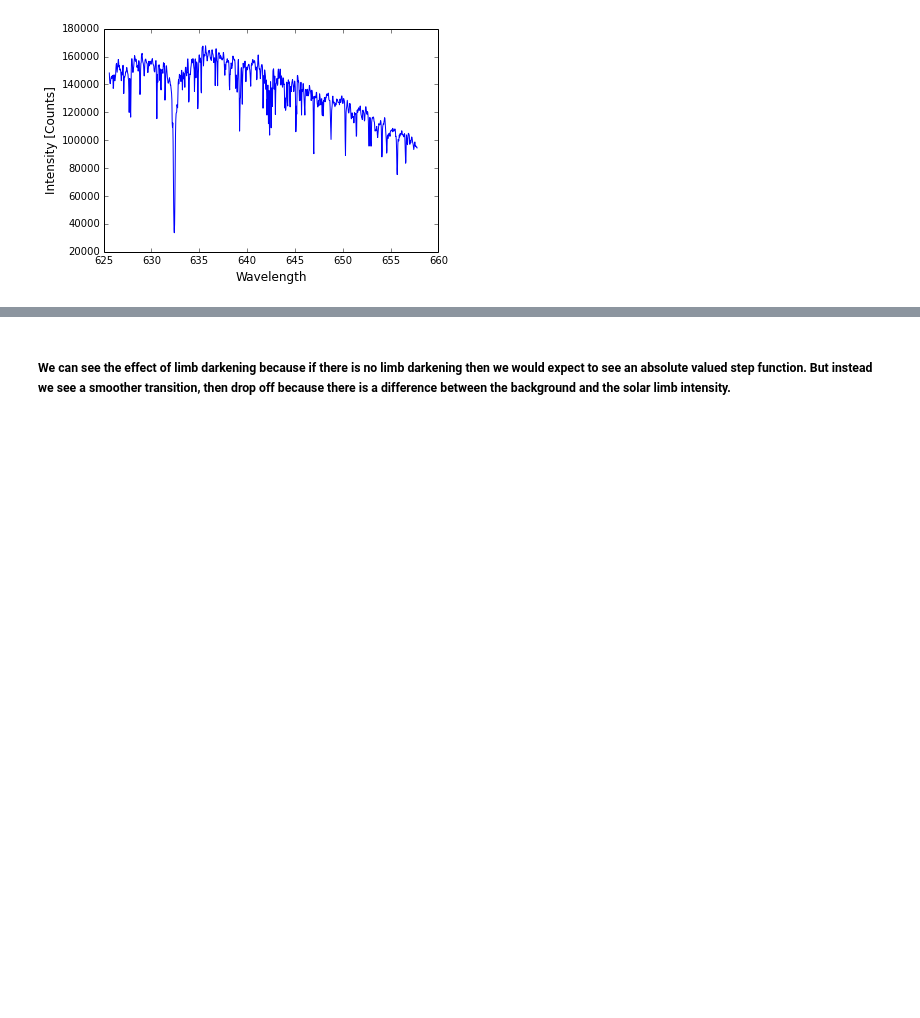
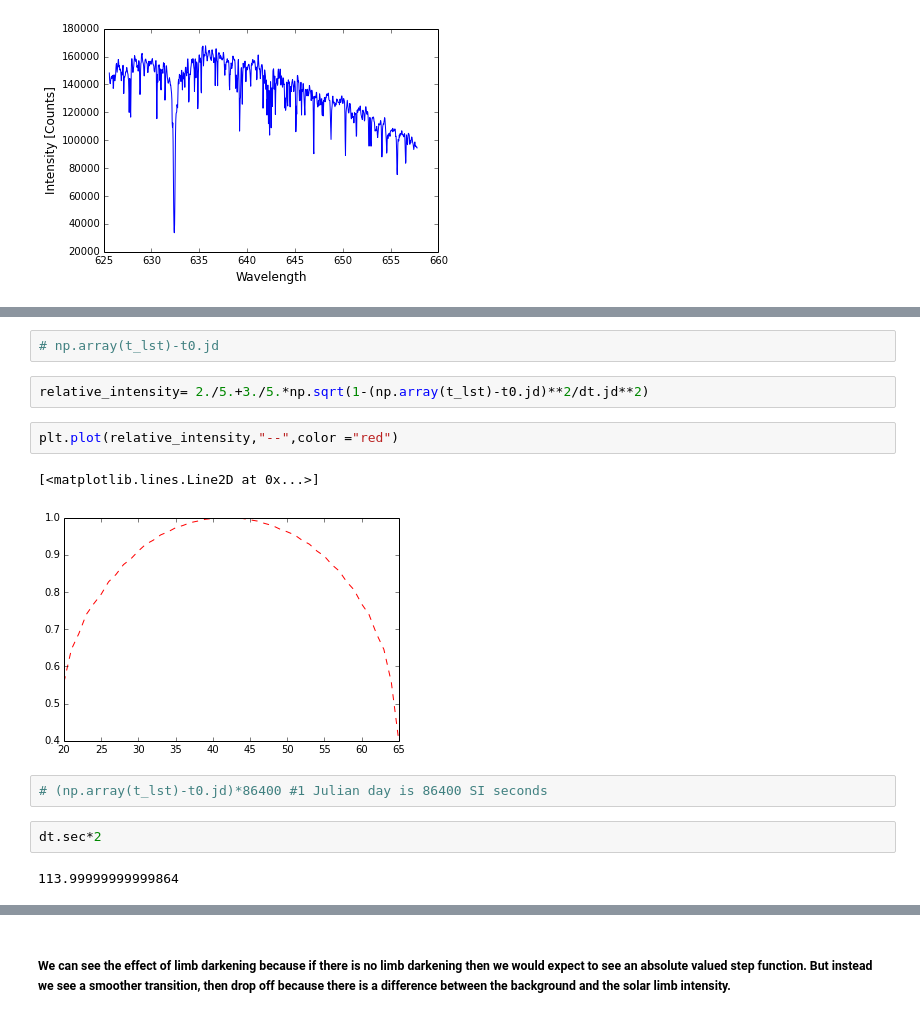
Before and after one commit to dorisjlee/AY120, a Jupyter notebook: lab4/SolarScan Analysis.ipynb, the cells around one changed output, grey strips where cells are left out. Cells and saved outputs as stored; diff of their text form; blank space fills up the shorter version.

```diff
--- a/lab4/SolarScan Analysis.ipynb
+++ b/lab4/SolarScan Analysis.ipynb
@@ -125,0 +174,15 @@ plt.plot(p(arange(0,1024)),spectra_1d[:1024]) #removing the overscan pixels
+# %%
+# np.array(t_lst)-t0.jd
+# %%
+relative_intensity= 2./5.+3./5.*np.sqrt(1-(np.array(t_lst)-t0.jd)**2/dt.jd**2)
+# %%
+plt.plot(relative_intensity,"--",color ="red")
+# %% [output]
+[<matplotlib.lines.Line2D at 0x...>]
+[figure, added]
+# %%
+# (np.array(t_lst)-t0.jd)*86400 #1 Julian day is 86400 SI seconds
+# %%
+dt.sec*2
+# %% [output]
+113.99999999999864
```
Also changed, not shown: parts of 20 cells of this notebook, 8 other files.
